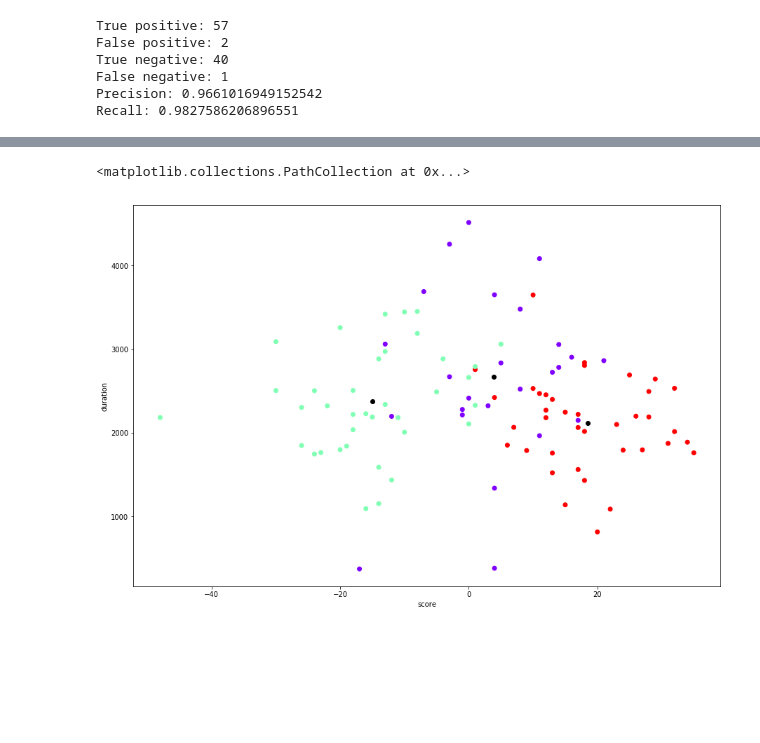
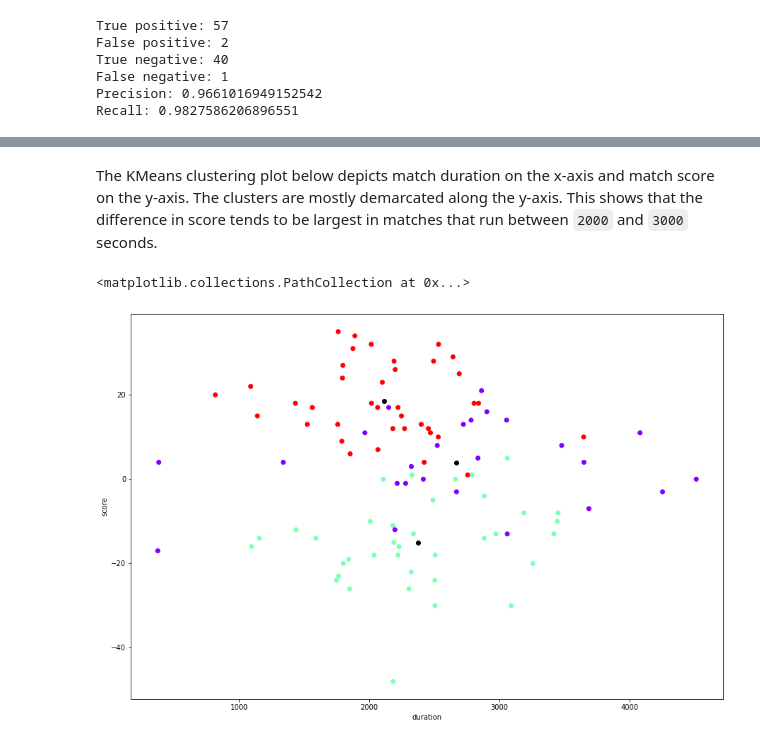
Before and after one commit to nikola-rados/seng474-project, a Jupyter notebook: notebooks/Report.ipynb, the cells around one changed output, grey strips where cells are left out. Saved outputs shown, nothing was run; the diff lists cells and outputs as text; code cells hidden in the pictures; blank space fills up the shorter version.

```diff
--- a/notebooks/Report.ipynb
+++ b/notebooks/Report.ipynb
@@ -367,26 +405,28 @@ Recall: 0.9827586206896551
+# %% [markdown]
+The KMeans clustering plot below depicts match duration on the x-axis and match score on the y-axis. The clusters are mostly demarcated along the y-axis. This shows that the difference in score tends to be largest in matches that run between `2000` and `3000` seconds.
 # %%
 from sklearn.cluster import KMeans
 
 X = X_test.to_numpy()
 
 kmeans = KMeans(n_clusters=3).fit(X)
 # Columns in the dataset
 # net_worth, net_xp, team_winrate_avg, score, net_barracks, duration, radiant_win
-columnA = 3
-columnB = 5
+columnA = 5
+columnB = 3
 
 col_names = X_train.columns.values
 colA_name = col_names[columnA]
 colB_name = col_names[columnB]
 
 prediction = kmeans.predict(X_test) # predict to which cluster each row in X_test belongs. Neat!
 # print(prediction)
 
 plt.xlabel(colA_name)
 plt.ylabel(colB_name)
 
 plt.scatter(X[:,columnA],X[:,columnB], c=kmeans.labels_, cmap='rainbow')
 plt.scatter(kmeans.cluster_centers_[:,columnA] ,kmeans.cluster_centers_[:,columnB], color='black')
 # %% [output]
 <matplotlib.collections.PathCollection at 0x...>
-[figure, old version]
+[figure, new version]
```
Also changed, not shown: parts of 17 cells of this notebook.
